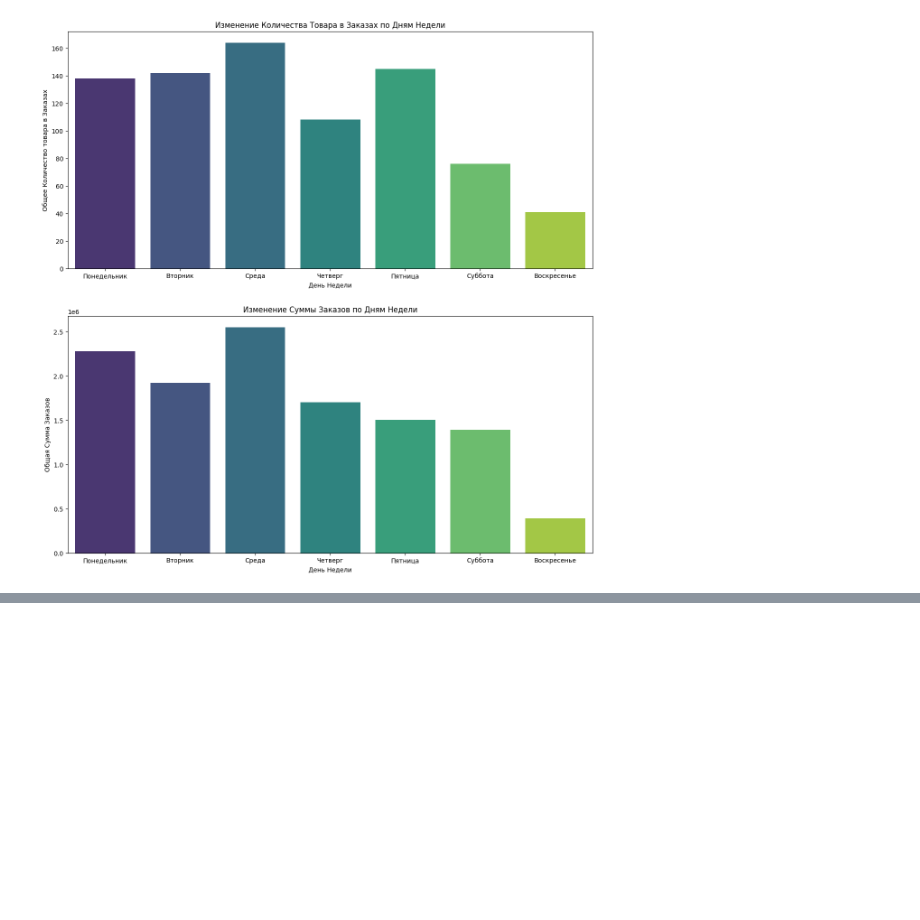
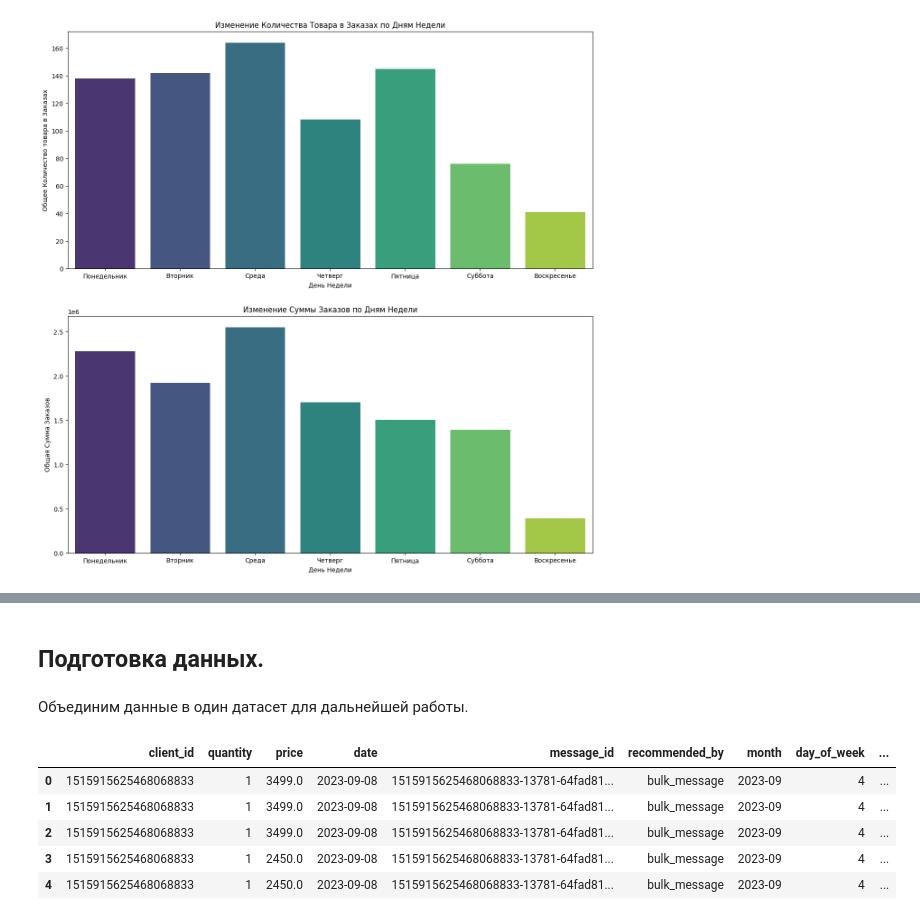
Before and after one commit to keda88/pet_project, a Jupyter notebook: buyer activity/buyer_activity.ipynb, the cells around one changed output, grey strips where cells are left out. Drawn from its saved outputs; the diff is of its cells as text; code cells hidden in the pictures; blank space fills up the shorter version.

```diff
--- a/buyer activity/buyer_activity.ipynb
+++ b/buyer activity/buyer_activity.ipynb
@@ -359,0 +420,22 @@ plot_sales_weekdays(gifts_purchases)
+# %% [markdown]
+## Подготовка данных.
+# %% [markdown]
+Объединим данные в один датасет для дальнейшей работы.
+# %%
+# Объединим таблицы и добавим колонку категории магазина.
+
+apparel_purchases['store_category_id'] = 1
+marketplace_purchases['store_category_id'] = 2
+gifts_purchases['store_category_id'] = 3
+
+# Объединение таблиц
+combined_data = pd.concat([apparel_purchases, marketplace_purchases, gifts_purchases], ignore_index=True).copy()
+# %%
+combined_data.head(5)
+# %% [output]
+|  | client_id | quantity | price | date | message_id | recommended_by | month | day_of_week | ... |
+| 0 | 1515915625468068833 | 1 | 3499.0 | 2023-09-08 | 1515915625468068833-13781-64fad81... | bulk_message | 2023-09 | 4 | ... |
+| 1 | 1515915625468068833 | 1 | 3499.0 | 2023-09-08 | 1515915625468068833-13781-64fad81... | bulk_message | 2023-09 | 4 | ... |
+| 2 | 1515915625468068833 | 1 | 3499.0 | 2023-09-08 | 1515915625468068833-13781-64fad81... | bulk_message | 2023-09 | 4 | ... |
+| 3 | 1515915625468068833 | 1 | 2450.0 | 2023-09-08 | 1515915625468068833-13781-64fad81... | bulk_message | 2023-09 | 4 | ... |
+| 4 | 1515915625468068833 | 1 | 2450.0 | 2023-09-08 | 1515915625468068833-13781-64fad81... | bulk_message | 2023-09 | 4 | ... |
```
Also changed, not shown: parts of 49 cells of this notebook.
